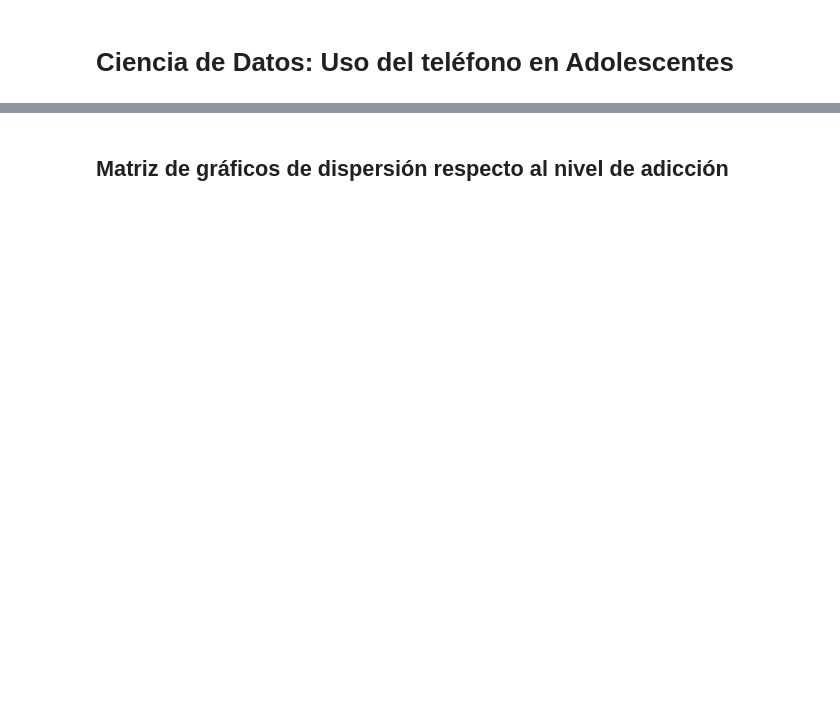
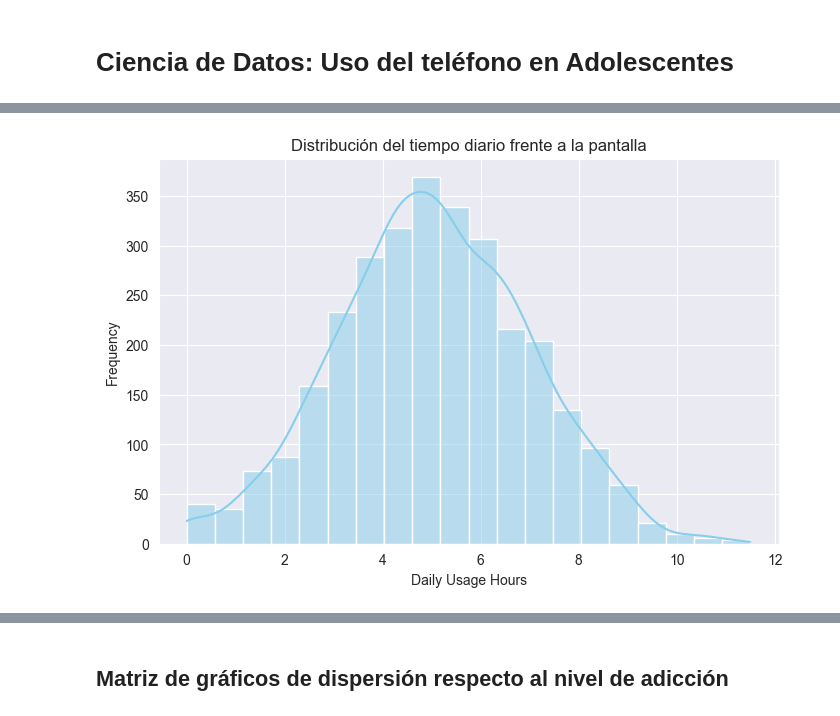
Before and after one commit to somoel/uso_telefono_adolescentes, a Jupyter notebook: notebooks/analysis.ipynb, the cells around one changed output, grey strips where cells are left out. Drawn from its saved outputs; the diff is of its cells as text; code cells hidden in the pictures; blank space fills up the shorter version.

```diff
--- a/notebooks/analysis.ipynb
+++ b/notebooks/analysis.ipynb
@@ -38,9 +115,11 @@ plt.show()
 # %%
 #distribucion de horas de uso
 plt.figure(figsize=(8,5))
 sns.histplot(df['Daily_Usage_Hours'], kde=True, bins=20, color='skyblue')
-plt.title('Distribution of Daily Screen Time')
+plt.title('Distribución del tiempo diario frente a la pantalla')
 plt.xlabel('Daily Usage Hours')
 plt.ylabel('Frequency')
 plt.grid(True)
 plt.show()
+# %% [output]
+[figure, added]
```
Also changed, not shown: parts of 28 cells of this notebook.
